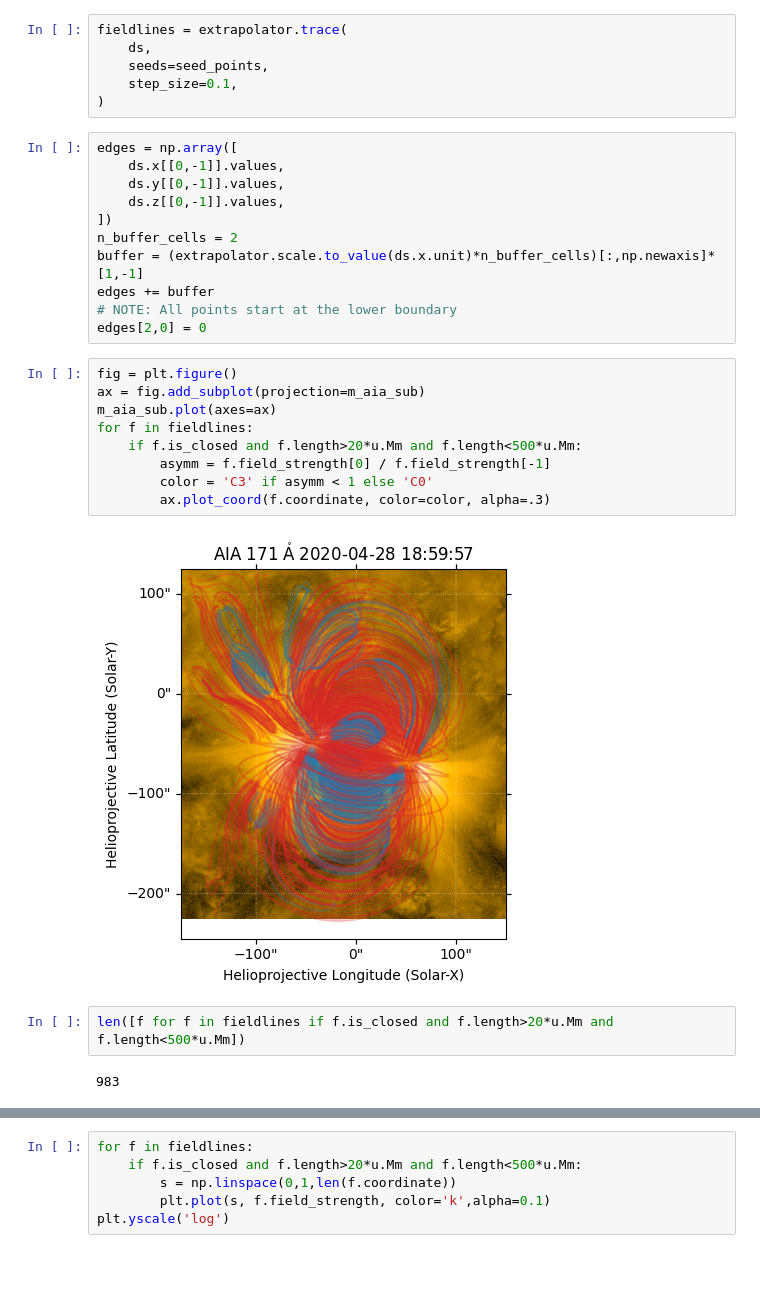
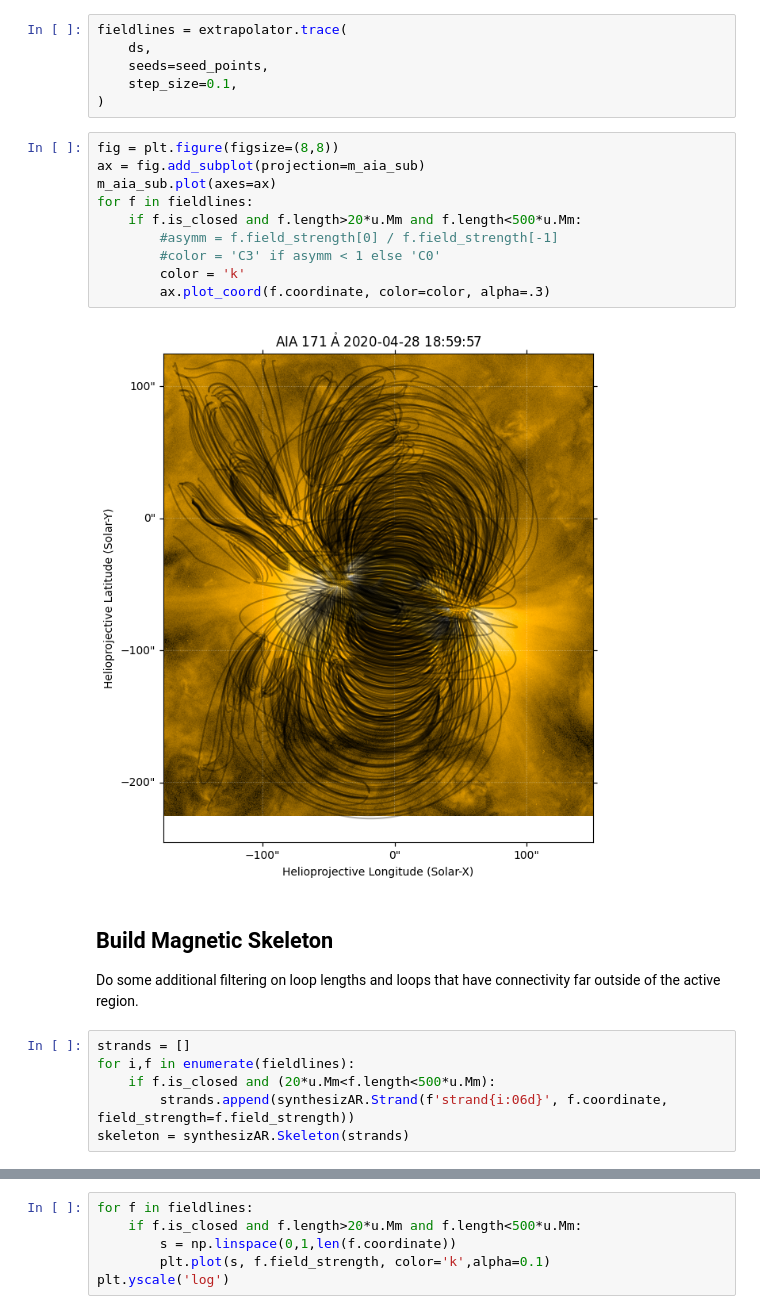
Before and after one commit to wtbarnes/iswat-ar-modeling, a Jupyter notebook: ar_12760/build-skeleton.ipynb, the cells around one changed output, grey strips where cells are left out. Cells and saved outputs as stored; diff of their text form; blank space fills up the shorter version.

Commit message:
cleanup skeleton building

```diff
--- a/ar_12760/build-skeleton.ipynb
+++ b/ar_12760/build-skeleton.ipynb
@@ -176,29 +178,25 @@ fieldlines = extrapolator.trace(
     seeds=seed_points,
     step_size=0.1,
 )
-# %%
-edges = np.array([
-    ds.x[[0,-1]].values,
-    ds.y[[0,-1]].values,
-    ds.z[[0,-1]].values,
-])
-n_buffer_cells = 2
-buffer = (extrapolator.scale.to_value(ds.x.unit)*n_buffer_cells)[:,np.newaxis]*[1,-1]
-edges += buffer
-# NOTE: All points start at the lower boundary
-edges[2,0] = 0
 # %%
-fig = plt.figure()
+fig = plt.figure(figsize=(8,8))
 ax = fig.add_subplot(projection=m_aia_sub)
 m_aia_sub.plot(axes=ax)
 for f in fieldlines:
     if f.is_closed and f.length>20*u.Mm and f.length<500*u.Mm:
-        asymm = f.field_strength[0] / f.field_strength[-1]
-        color = 'C3' if asymm < 1 else 'C0'
+        #asymm = f.field_strength[0] / f.field_strength[-1]
+        #color = 'C3' if asymm < 1 else 'C0'
+        color = 'k'
         ax.plot_coord(f.coordinate, color=color, alpha=.3)
 # %% [output]
-[figure, old version]
+[figure, new version]
-# %%
-len([f for f in fieldlines if f.is_closed and f.length>20*u.Mm and f.length<500*u.Mm])
-# %% [output]
-983
+# %% [markdown]
+## Build Magnetic Skeleton
+
+Do some additional filtering on loop lengths and loops that have connectivity far outside of the active region.
+# %%
+strands = []
+for i,f in enumerate(fieldlines):
+    if f.is_closed and (20*u.Mm<f.length<500*u.Mm):
+        strands.append(synthesizAR.Strand(f'strand{i:06d}', f.coordinate, field_strength=f.field_strength))
+skeleton = synthesizAR.Skeleton(strands)
```
Also changed, not shown: parts of 8 cells of this notebook.
